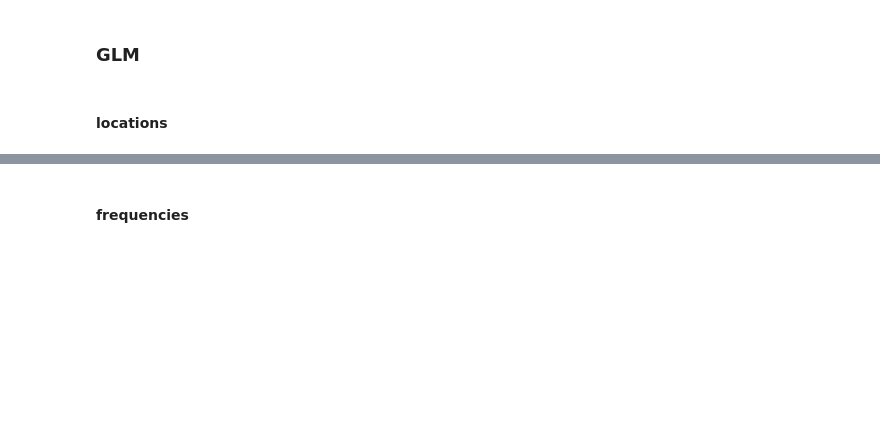
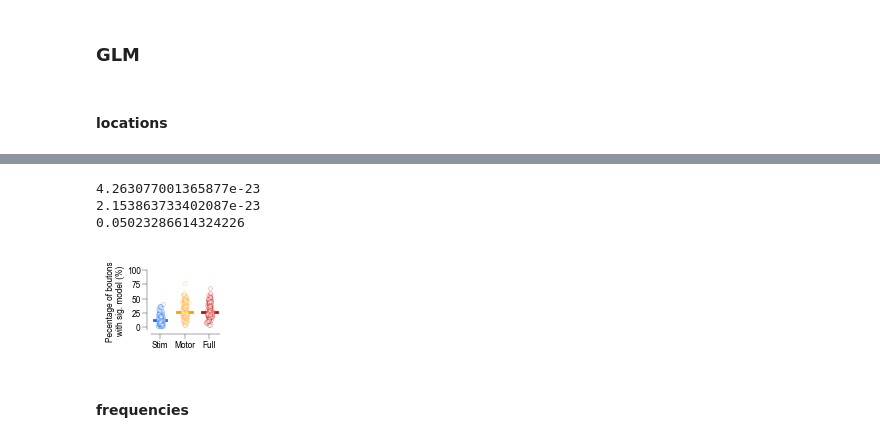
Before and after one commit to Iacaruso-lab/AC-VC-paper, a Jupyter notebook: makePaperFigures_main.ipynb, the cells around one changed output, grey strips where cells are left out. Saved outputs shown, nothing was run; the diff lists cells and outputs as text; code cells hidden in the pictures; blank space fills up the shorter version.

```diff
--- a/makePaperFigures_main.ipynb
+++ b/makePaperFigures_main.ipynb
@@ -571,9 +568,14 @@ plotVarExp_bySession(varExp, ops, dataset)
 # %%
-sig_GLM = np.load(os.path.join(ops['dataPath'], 'locations_dataset','statistics_GLM_axons_locations.npy'), allow_pickle=True).item()
+sig_GLM = np.load(os.path.join(ops['dataPath'], 'locations_dataset','statistics_GLM_boutons_locations.npy'), allow_pickle=True).item()
 %run analysis_utils.ipynb
 %run methods_behaviourAnalysis.ipynb
 
 plotPropSig_GLM(sig_GLM,ops,dataset)
+# %% [output]
+4.263077001365877e-23
+2.153863733402087e-23
+0.05023286614324226
+[figure, added]
 # %% [markdown]
 #### frequencies
 # %%
```
Also changed, not shown: parts of 23 cells of this notebook.
